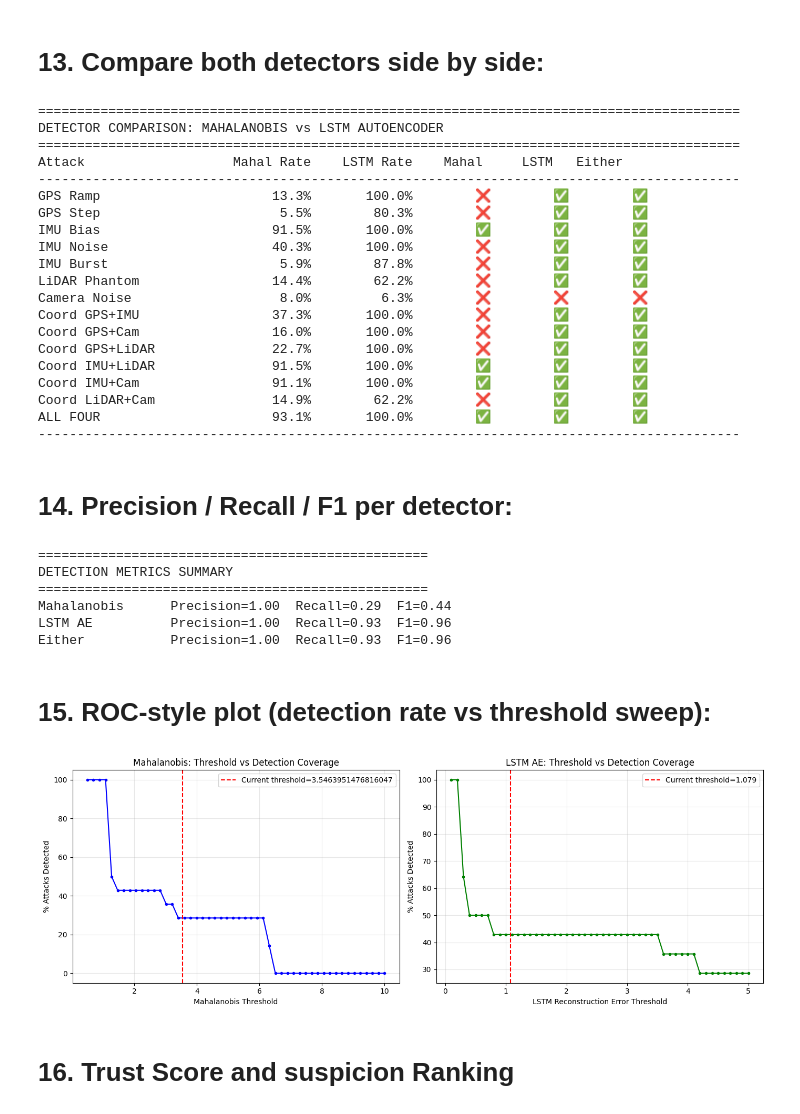
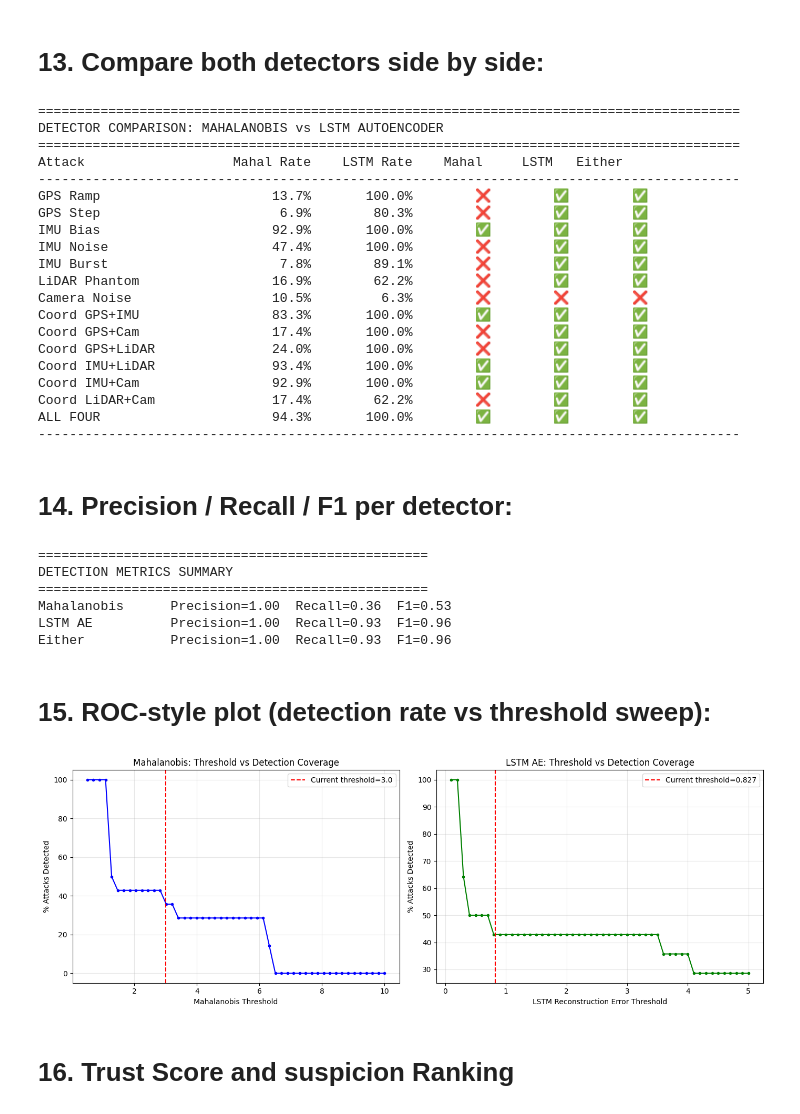
Before and after one commit to itsdharani/SensorTrust, a Jupyter notebook: notebooks/full_pipeline_0009_all_attacks.ipynb, the cells around one changed output. Drawn from its saved outputs; the diff is of its cells as text; code cells hidden in the pictures.

Commit message:
fix mahalanobis threshold

```diff
--- a/notebooks/full_pipeline_0009_all_attacks.ipynb
+++ b/notebooks/full_pipeline_0009_all_attacks.ipynb
@@ -823,10 +823,7 @@ Ratio: 1182.5x
 mahal = MahalanobisDetector()
 min_len = min(len(f1_clean), len(f2_clean), len(gmis_clean))
 mahal.fit(f1_clean[:min_len], f2_clean[:min_len], gmis_clean[:min_len])
-clean_scores = mahal.score(f1_clean[:min_len], f2_clean[:min_len], gmis_clean[:min_len])
-clean_scores = clean_scores[~np.isnan(clean_scores)]
-
-MAHAL_THRESHOLD = float(np.percentile(clean_scores, 95))
-print(f"Mahalanobis threshold (95th pct of clean scores): {MAHAL_THRESHOLD:.4f}")
+MAHAL_THRESHOLD = 3.0
+print("Mahalanobis fitted on clean data")
 # %% [output]
 Mahalanobis fitted on 437 samples
@@ -933,20 +930,20 @@ DETECTOR COMPARISON: MAHALANOBIS vs LSTM AUTOENCODER
 ==========================================================================================
 Attack                   Mahal Rate    LSTM Rate    Mahal     LSTM   Either
 ------------------------------------------------------------------------------------------
-GPS Ramp                      13.3%       100.0%        ❌        ✅        ✅
-GPS Step                       5.5%        80.3%        ❌        ✅        ✅
-IMU Bias                      91.5%       100.0%        ✅        ✅        ✅
-IMU Noise                     40.3%       100.0%        ❌        ✅        ✅
-IMU Burst                      5.9%        87.8%        ❌        ✅        ✅
-LiDAR Phantom                 14.4%        62.2%        ❌        ✅        ✅
-Camera Noise                   8.0%         6.3%        ❌        ❌        ❌
-Coord GPS+IMU                 37.3%       100.0%        ❌        ✅        ✅
-Coord GPS+Cam                 16.0%       100.0%        ❌        ✅        ✅
-Coord GPS+LiDAR               22.7%       100.0%        ❌        ✅        ✅
-Coord IMU+LiDAR               91.5%       100.0%        ✅        ✅        ✅
-Coord IMU+Cam                 91.1%       100.0%        ✅        ✅        ✅
-Coord LiDAR+Cam               14.9%        62.2%        ❌        ✅        ✅
-ALL FOUR                      93.1%       100.0%        ✅        ✅        ✅
+GPS Ramp                      13.7%       100.0%        ❌        ✅        ✅
+GPS Step                       6.9%        80.3%        ❌        ✅        ✅
+IMU Bias                      92.9%       100.0%        ✅        ✅        ✅
+IMU Noise                     47.4%       100.0%        ❌        ✅        ✅
+IMU Burst                      7.8%        89.1%        ❌        ✅        ✅
+LiDAR Phantom                 16.9%        62.2%        ❌        ✅        ✅
+Camera Noise                  10.5%         6.3%        ❌        ❌        ❌
+Coord GPS+IMU                 83.3%       100.0%        ✅        ✅        ✅
+Coord GPS+Cam                 17.4%       100.0%        ❌        ✅        ✅
+Coord GPS+LiDAR               24.0%       100.0%        ❌        ✅        ✅
+Coord IMU+LiDAR               93.4%       100.0%        ✅        ✅        ✅
+Coord IMU+Cam                 92.9%       100.0%        ✅        ✅        ✅
+Coord LiDAR+Cam               17.4%        62.2%        ❌        ✅        ✅
+ALL FOUR                      94.3%       100.0%        ✅        ✅        ✅
 ------------------------------------------------------------------------------------------
 # %% [markdown]
 # 14. Precision / Recall / F1 per detector:
@@ -993,7 +990,7 @@ for label, preds in [('Mahalanobis', mahal_preds), ('LSTM AE', lstm_preds), ('Ei
 ==================================================
 DETECTION METRICS SUMMARY
 ==================================================
-Mahalanobis      Precision=1.00  Recall=0.29  F1=0.44
+Mahalanobis      Precision=1.00  Recall=0.36  F1=0.53
 LSTM AE          Precision=1.00  Recall=0.93  F1=0.96
 Either           Precision=1.00  Recall=0.93  F1=0.96
 # %% [markdown]
@@ -1037,35 +1034,36 @@ for thresh in lstm_thresholds:
         min_len = min(len(r['f1']), len(r['f2']), len(r['gmis']))
         X = np.column_stack([r['f1'][:min_len], r['f2'][:min_len], r['gmis'][:min_len]])
         X = X[~np.isnan(X).any(axis=1)]
         if len(X) < 20:
             continue
         X_seq = create_sequences(X, seq_len=20)
         X_tensor = torch.tensor(X_seq, dtype=torch.float32).to(device)
         errors = []
         with torch.no_grad():
             for i in range(len(X_tensor)):
                 x = X_tensor[i].unsqueeze(0)
                 recon = model(x)
                 errors.append(torch.mean((x - recon) ** 2).item())
         errors = np.array(errors)
         rate = np.sum(errors > thresh) / len(errors) * 100
         if rate > 50:
             detected_count += 1
     lstm_rates_by_thresh.append(detected_count / len(attack_names_only) * 100)
 
 axes[1].plot(lstm_thresholds, lstm_rates_by_thresh, 'g-o', markersize=3)
-axes[1].axvline(x=threshold, color='r', linestyle='--', label=f'Current threshold={threshold:.3f}')
+drive_threshold = per_drive_thresholds["0009"]["threshold"]
+axes[1].axvline(x=drive_threshold, color='r', linestyle='--', label=f'Current threshold={drive_threshold:.3f}')
 axes[1].set_xlabel('LSTM Reconstruction Error Threshold')
 axes[1].set_ylabel('% Attacks Detected')
 axes[1].set_title('LSTM AE: Threshold vs Detection Coverage')
 axes[1].legend()
 axes[1].grid(True, alpha=0.3)
 
 plt.tight_layout()
 plt.savefig('../results/plots/threshold_sweep.png', dpi=150, bbox_inches='tight')
 plt.show()
 # %% [output]
-[figure, old version]
+[figure, new version]
 # %% [markdown]
 # 16. Trust Score and suspicion Ranking
 # %%
```
Also changed, not shown: parts of 14 cells of this notebook, 19 other files.
